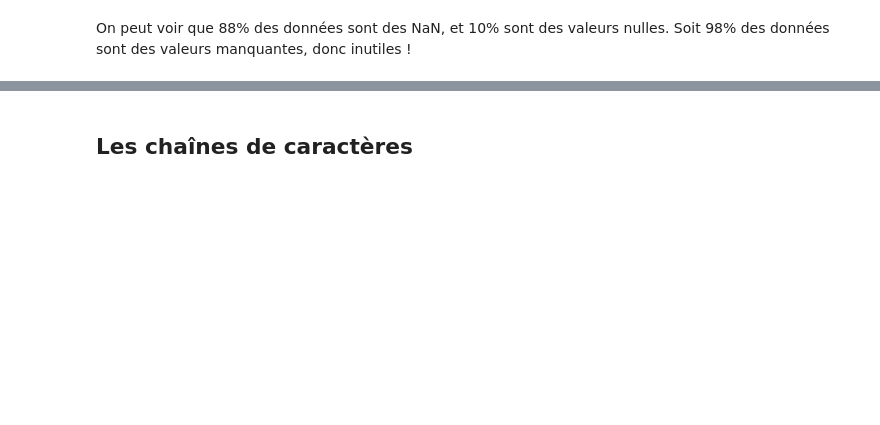
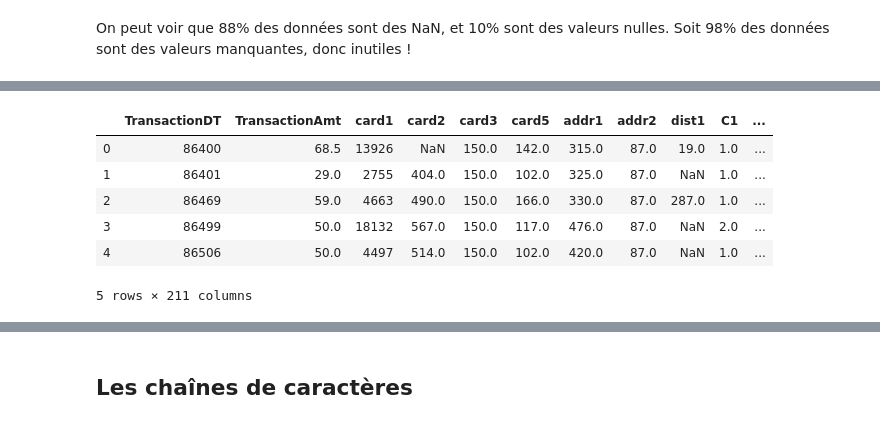
Before and after one commit to DataCampM2DSSAF/suivi-du-data-camp-ghoul_boubekeur_davidas, a Jupyter notebook: notebook_final.ipynb, the cells around one changed output, grey strips where cells are left out. Cells and saved outputs as stored; diff of their text form; code cells hidden in the pictures; blank space fills up the shorter version.

```diff
--- a/notebook_final.ipynb
+++ b/notebook_final.ipynb
@@ -292,0 +415,13 @@ On peut voir que 88% des données sont des NaN, et 10% sont des valeurs nulles.
+# %%
+mask2 = train.dtypes!=object
+numericalColumns = train.columns[mask2]
+numericalFeatures = train[numericalColumns]
+numericalFeatures.head()
+# %% [output]
+|  | TransactionDT | TransactionAmt | card1 | card2 | card3 | card5 | addr1 | addr2 | dist1 | C1 | ... |
+| 0 | 86400 | 68.5 | 13926 | NaN | 150.0 | 142.0 | 315.0 | 87.0 | 19.0 | 1.0 | ... |
+| 1 | 86401 | 29.0 | 2755 | 404.0 | 150.0 | 102.0 | 325.0 | 87.0 | NaN | 1.0 | ... |
+| 2 | 86469 | 59.0 | 4663 | 490.0 | 150.0 | 166.0 | 330.0 | 87.0 | 287.0 | 1.0 | ... |
+| 3 | 86499 | 50.0 | 18132 | 567.0 | 150.0 | 117.0 | 476.0 | 87.0 | NaN | 2.0 | ... |
+| 4 | 86506 | 50.0 | 4497 | 514.0 | 150.0 | 102.0 | 420.0 | 87.0 | NaN | 1.0 | ... |
+5 rows × 211 columns
```
Also changed, not shown: parts of 179 cells of this notebook.
